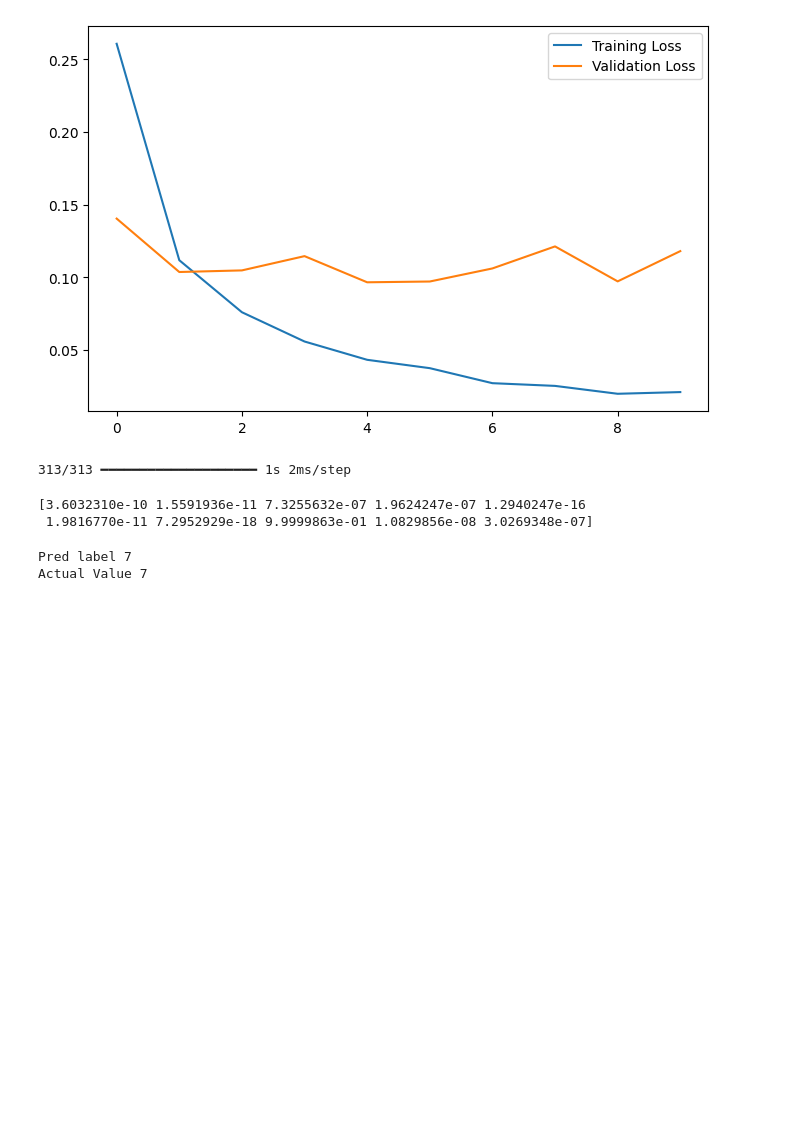
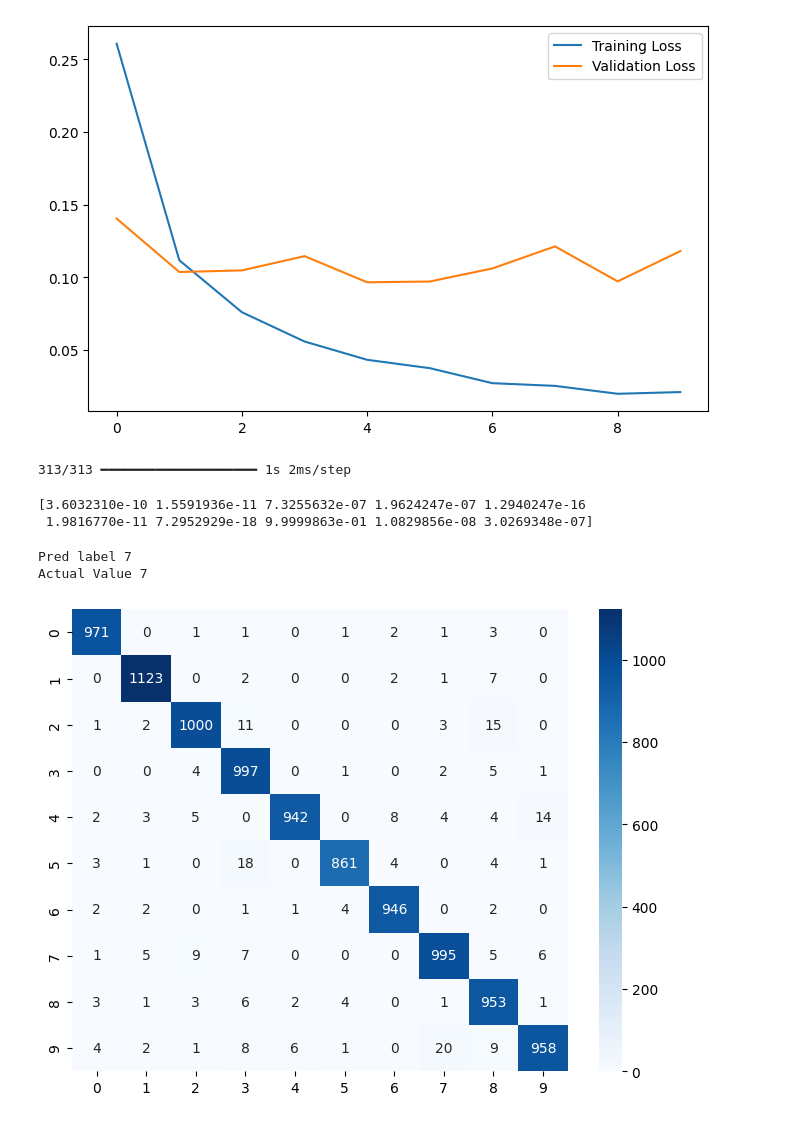
Before and after one commit to Jeevith252/ML_BASIC_PROJECT, a Jupyter notebook: deep_learing.ipynb, the cells around one changed output. Saved outputs shown, nothing was run; the diff lists cells and outputs as text; code cells hidden in the pictures; blank space fills up the shorter version.

```diff
--- a/deep_learing.ipynb
+++ b/deep_learing.ipynb
@@ -126,3 +126,16 @@ print("Actual Value",y_test[0])
 # %% [output]
 Pred label 7
 Actual Value 7
+# %%
+y_pred = np.argmax(prediction,axis=1)
+
+cm = confusion_matrix(y_test , y_pred)
+
+
+
+import seaborn as sns
+plt.figure(figsize=(8, 6))
+sns.heatmap(cm, annot=True, cmap="Blues", fmt="d")
+plt.show()
+# %% [output]
+[figure, added]
```
Also changed, not shown: parts of 1 cell of this notebook.
